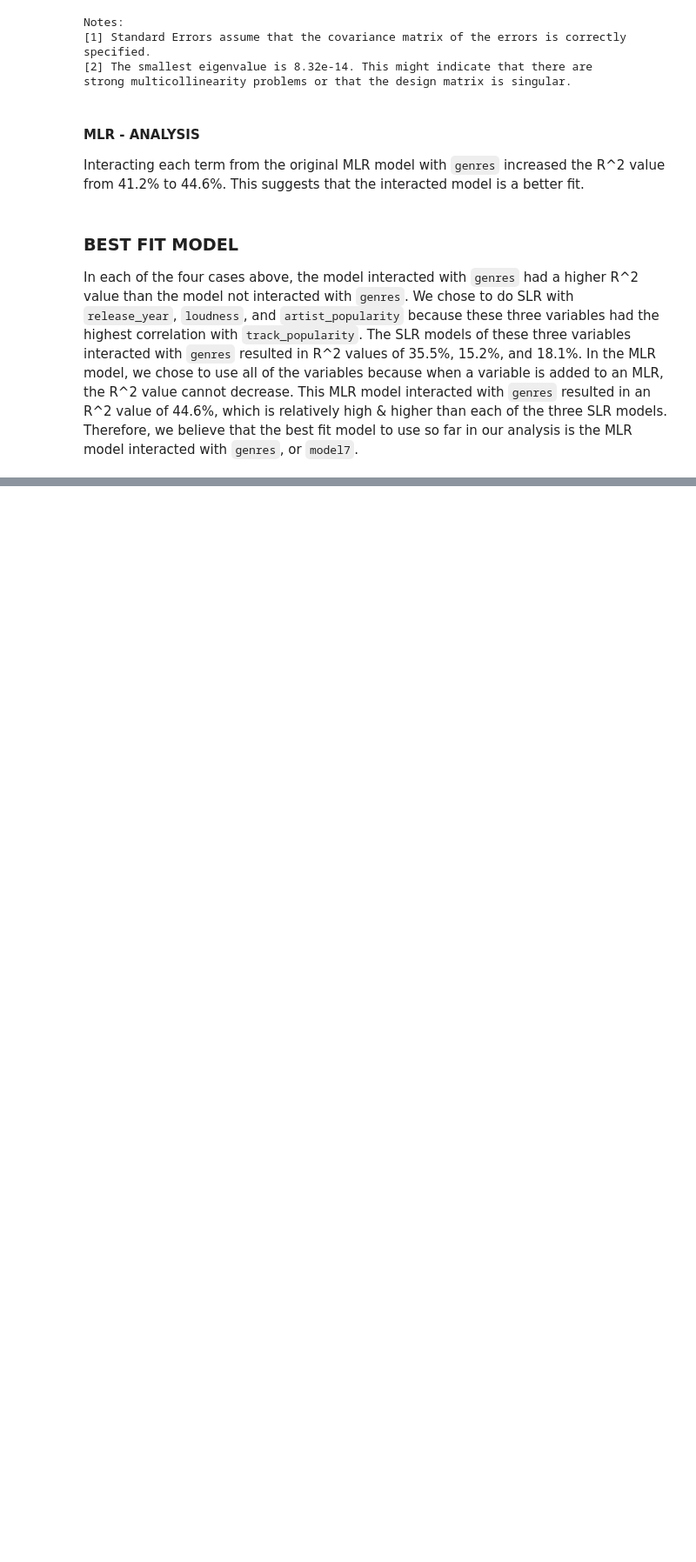
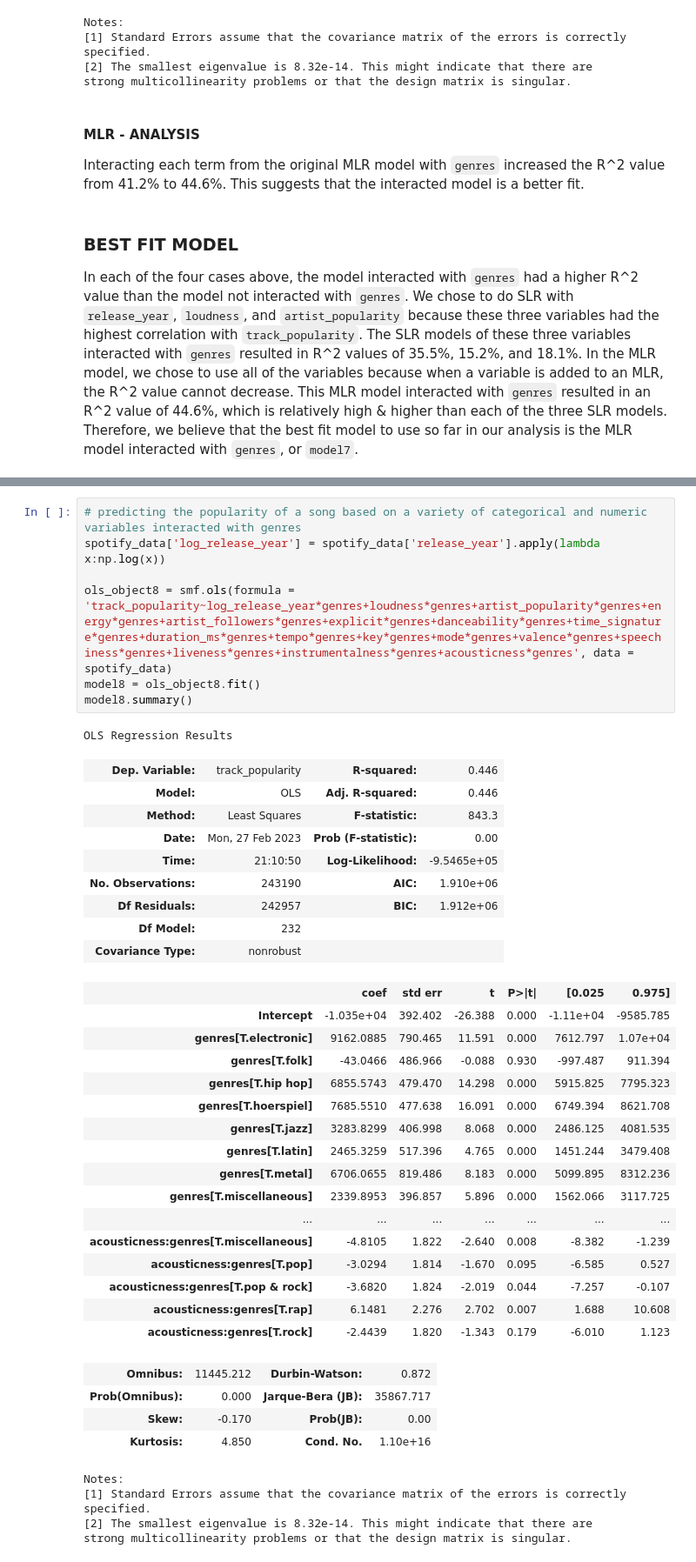
Before and after one commit to jacksterlin/best-303-final, a Jupyter notebook: New_Final_Project.ipynb, the cells around one changed output, grey strips where cells are left out. Shown at 87% size. Drawn from its saved outputs; the diff is of its cells as text; blank space fills up the shorter version.

```diff
--- a/New_Final_Project.ipynb
+++ b/New_Final_Project.ipynb
@@ -374,0 +395,42 @@ In each of the four cases above, the model interacted with `genres` had a higher
+# %%
+# predicting the popularity of a song based on a variety of categorical and numeric variables interacted with genres
+spotify_data['log_release_year'] = spotify_data['release_year'].apply(lambda x:np.log(x))
+
+ols_object8 = smf.ols(formula = 'track_popularity~log_release_year*genres+loudness*genres+artist_popularity*genres+energy*genres+artist_followers*genres+explicit*genres+danceability*genres+time_signature*genres+duration_ms*genres+tempo*genres+key*genres+mode*genres+valence*genres+speechiness*genres+liveness*genres+instrumentalness*genres+acousticness*genres', data = spotify_data)
+model8 = ols_object8.fit()
+model8.summary()
+# %% [output]
+OLS Regression Results
+| Dep. Variable: | track_popularity | R-squared: | 0.446 |
+| Model: | OLS | Adj. R-squared: | 0.446 |
+| Method: | Least Squares | F-statistic: | 843.3 |
+| Date: | Mon, 27 Feb 2023 | Prob (F-statistic): | 0.00 |
+| Time: | 21:10:50 | Log-Likelihood: | -9.5465e+05 |
+| No. Observations: | 243190 | AIC: | 1.910e+06 |
+| Df Residuals: | 242957 | BIC: | 1.912e+06 |
+| Df Model: | 232 |  |  |
+| Covariance Type: | nonrobust |  |  |
+|  | coef | std err | t | P>|t| | [0.025 | 0.975] |
+| Intercept | -1.035e+04 | 392.402 | -26.388 | 0.000 | -1.11e+04 | -9585.785 |
+| genres[T.electronic] | 9162.0885 | 790.465 | 11.591 | 0.000 | 7612.797 | 1.07e+04 |
+| genres[T.folk] | -43.0466 | 486.966 | -0.088 | 0.930 | -997.487 | 911.394 |
+| genres[T.hip hop] | 6855.5743 | 479.470 | 14.298 | 0.000 | 5915.825 | 7795.323 |
+| genres[T.hoerspiel] | 7685.5510 | 477.638 | 16.091 | 0.000 | 6749.394 | 8621.708 |
+| genres[T.jazz] | 3283.8299 | 406.998 | 8.068 | 0.000 | 2486.125 | 4081.535 |
+| genres[T.latin] | 2465.3259 | 517.396 | 4.765 | 0.000 | 1451.244 | 3479.408 |
+| genres[T.metal] | 6706.0655 | 819.486 | 8.183 | 0.000 | 5099.895 | 8312.236 |
+| genres[T.miscellaneous] | 2339.8953 | 396.857 | 5.896 | 0.000 | 1562.066 | 3117.725 |
+| ... | ... | ... | ... | ... | ... | ... |
+| acousticness:genres[T.miscellaneous] | -4.8105 | 1.822 | -2.640 | 0.008 | -8.382 | -1.239 |
+| acousticness:genres[T.pop] | -3.0294 | 1.814 | -1.670 | 0.095 | -6.585 | 0.527 |
+| acousticness:genres[T.pop & rock] | -3.6820 | 1.824 | -2.019 | 0.044 | -7.257 | -0.107 |
+| acousticness:genres[T.rap] | 6.1481 | 2.276 | 2.702 | 0.007 | 1.688 | 10.608 |
+| acousticness:genres[T.rock] | -2.4439 | 1.820 | -1.343 | 0.179 | -6.010 | 1.123 |
+| Omnibus: | 11445.212 | Durbin-Watson: | 0.872 |
+| Prob(Omnibus): | 0.000 | Jarque-Bera (JB): | 35867.717 |
+| Skew: | -0.170 | Prob(JB): | 0.00 |
+| Kurtosis: | 4.850 | Cond. No. | 1.10e+16 |
+Notes:
+[1] Standard Errors assume that the covariance matrix of the errors is correctly specified.
+[2] The smallest eigenvalue is 8.32e-14. This might indicate that there are
+strong multicollinearity problems or that the design matrix is singular.
```
Also changed, not shown: parts of 15 cells of this notebook.
